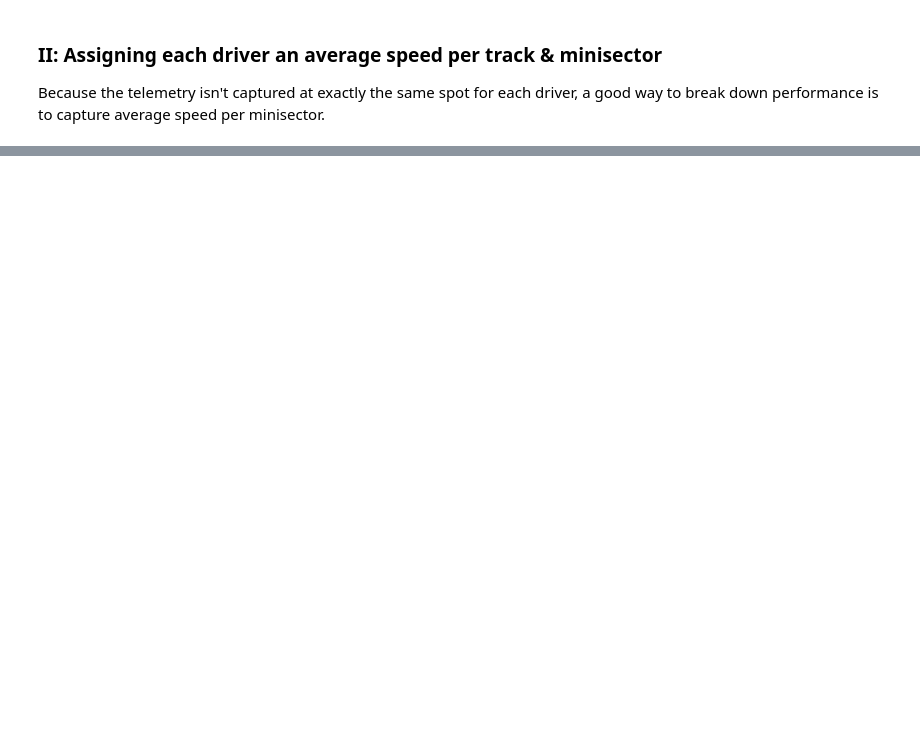
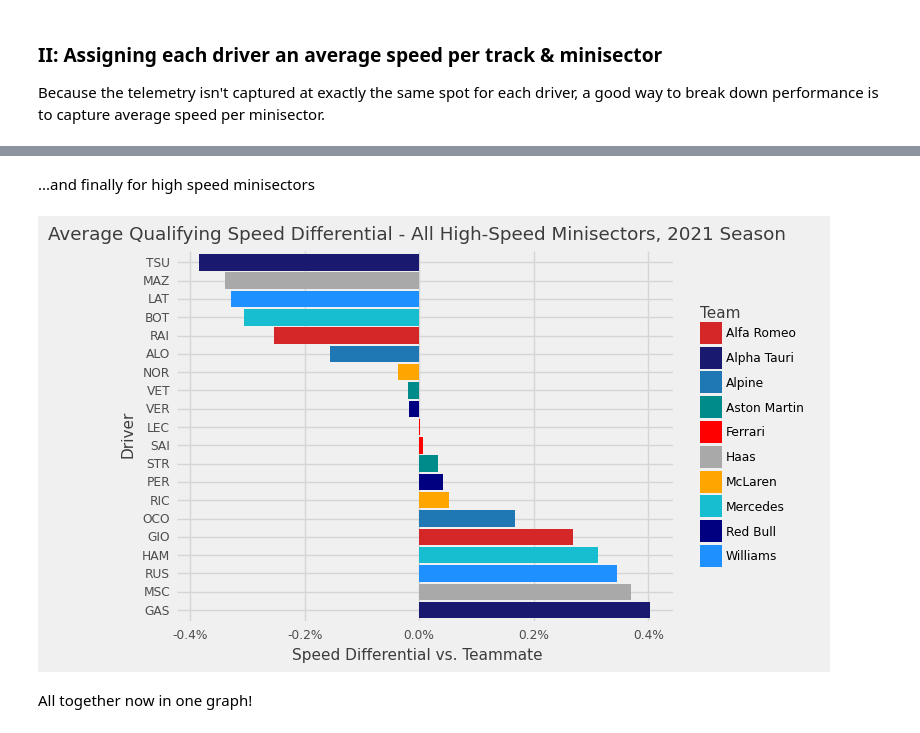
Before and after one commit to jackhopper/F1-Analysis, a Jupyter notebook: f1_all_quali_analysis.ipynb, the cells around one changed output, grey strips where cells are left out. Drawn from its saved outputs; the diff is of its cells as text; code cells hidden in the pictures; blank space fills up the shorter version.

```diff
--- a/f1_all_quali_analysis.ipynb
+++ b/f1_all_quali_analysis.ipynb
@@ -103,0 +191,29 @@ average_speed.head()
+# %% [markdown]
+...and finally for high speed minisectors
+# %%
+#Create dataset
+high_speeds = average_speed[average_speed['Sector_speed']=='High'].groupby(['Team', 'Driver'])['speed_gap'].mean().reset_index()
+
+#And graph
+high_speeds['speed_gap_pct'] = high_speeds['speed_gap']*100
+
+driver_list = high_speeds.sort_values(by = 'speed_gap', ascending = False)['Driver'].tolist()
+driver_cat = pd.Categorical(high_speeds['Driver'], categories = driver_list)
+
+
+c = (ggplot(high_speeds, aes(x="driver_cat", y = "speed_gap_pct", fill = "Team"))
+     + geom_col()
+     + theme_538()
+     + labs(x='Driver', y = 'Speed Differential vs. Teammate')
+     + ggtitle("Average Qualifying Speed Differential - All High-Speed Minisectors, 2021 Season")
+     + guides(color = False, size = False)
+     + scale_y_continuous(labels=custom_format('{:.1f}%'))
+     + coord_flip()
+     + scale_fill_manual(values = colors)
+)
+
+print(c)
+# %% [output]
+[figure, added]
+# %% [markdown]
+All together now in one graph!
```
Also changed, not shown: parts of 19 cells of this notebook.
